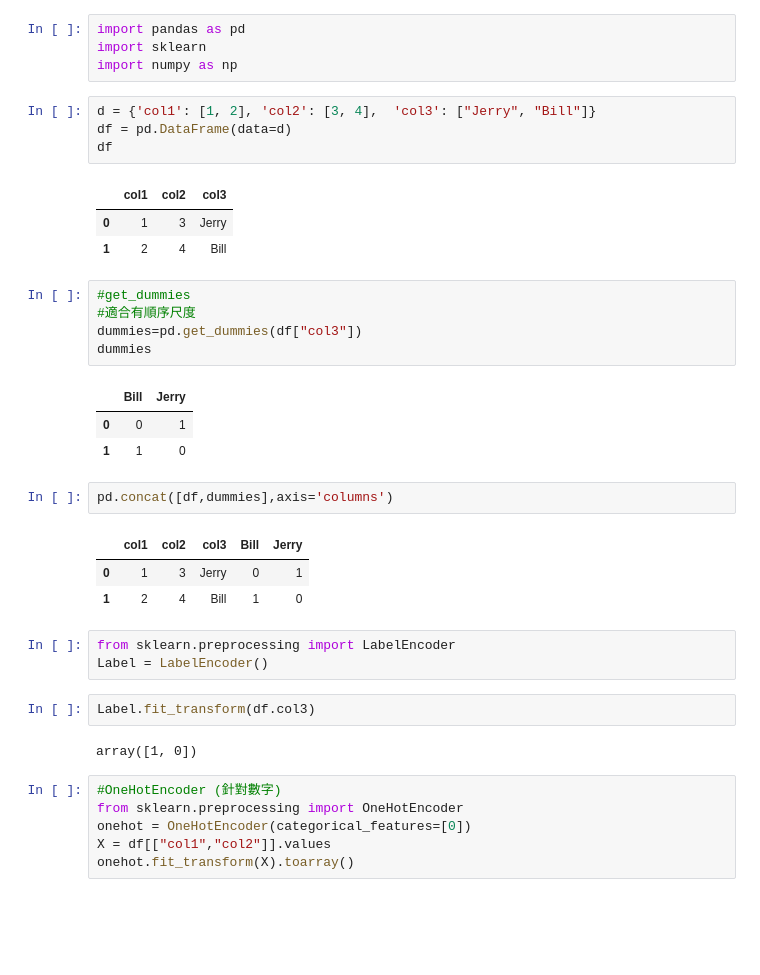
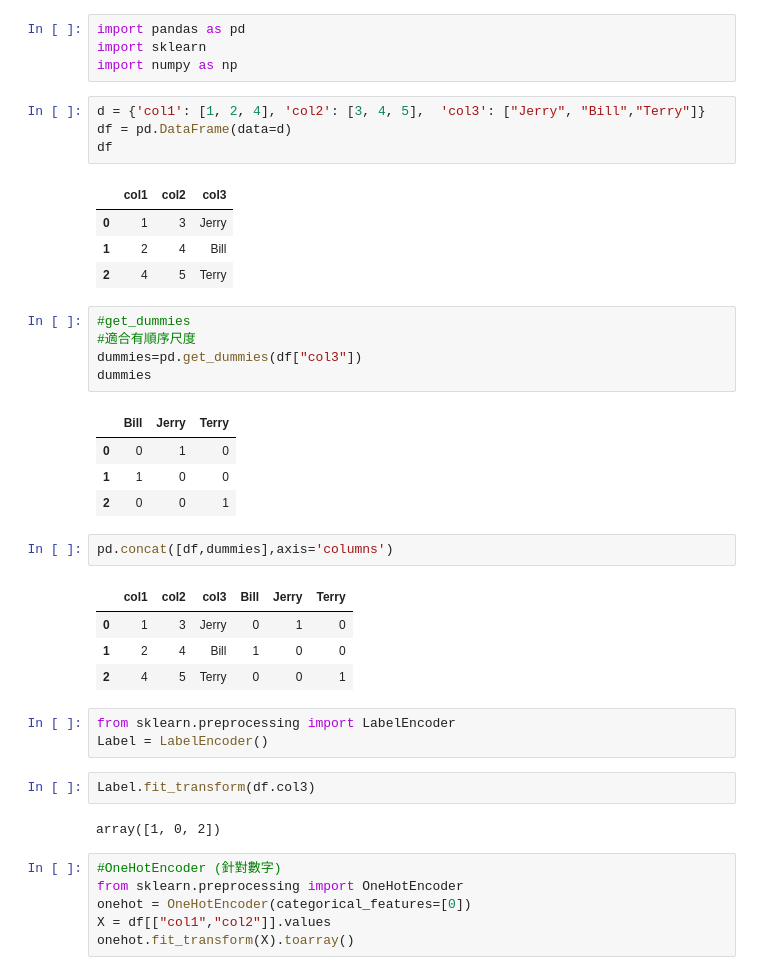
Before and after one commit to jerrywu2013/cigna, a Jupyter notebook: Tensorflow/Tensorflow_cigna0828.ipynb, the cells around one changed output. Drawn from its saved outputs; the diff is of its cells as text; blank space fills up the shorter version.

```diff
--- a/Tensorflow/Tensorflow_cigna.ipynb
+++ b/Tensorflow/Tensorflow_cigna0828.ipynb
@@ -347,35 +347,38 @@ import pandas as pd
 import sklearn
 import numpy as np
 # %%
-d = {'col1': [1, 2], 'col2': [3, 4],  'col3': ["Jerry", "Bill"]}
+d = {'col1': [1, 2, 4], 'col2': [3, 4, 5],  'col3': ["Jerry", "Bill","Terry"]}
 df = pd.DataFrame(data=d)
 df
 # %% [output]
 |  | col1 | col2 | col3 |
 | 0 | 1 | 3 | Jerry |
 | 1 | 2 | 4 | Bill |
+| 2 | 4 | 5 | Terry |
 # %%
 #get_dummies
 #適合有順序尺度
 dummies=pd.get_dummies(df["col3"])
 dummies
 # %% [output]
-|  | Bill | Jerry |
-| 0 | 0 | 1 |
-| 1 | 1 | 0 |
+|  | Bill | Jerry | Terry |
+| 0 | 0 | 1 | 0 |
+| 1 | 1 | 0 | 0 |
+| 2 | 0 | 0 | 1 |
 # %%
 pd.concat([df,dummies],axis='columns')
 # %% [output]
-|  | col1 | col2 | col3 | Bill | Jerry |
-| 0 | 1 | 3 | Jerry | 0 | 1 |
-| 1 | 2 | 4 | Bill | 1 | 0 |
+|  | col1 | col2 | col3 | Bill | Jerry | Terry |
+| 0 | 1 | 3 | Jerry | 0 | 1 | 0 |
+| 1 | 2 | 4 | Bill | 1 | 0 | 0 |
+| 2 | 4 | 5 | Terry | 0 | 0 | 1 |
 # %%
 from sklearn.preprocessing import LabelEncoder
 Label = LabelEncoder()
 # %%
 Label.fit_transform(df.col3)
 # %% [output]
-array([1, 0])
+array([1, 0, 2])
 # %%
 #OneHotEncoder (針對數字)
 from sklearn.preprocessing import OneHotEncoder
```
Also changed, not shown: parts of 6 cells of this notebook.
